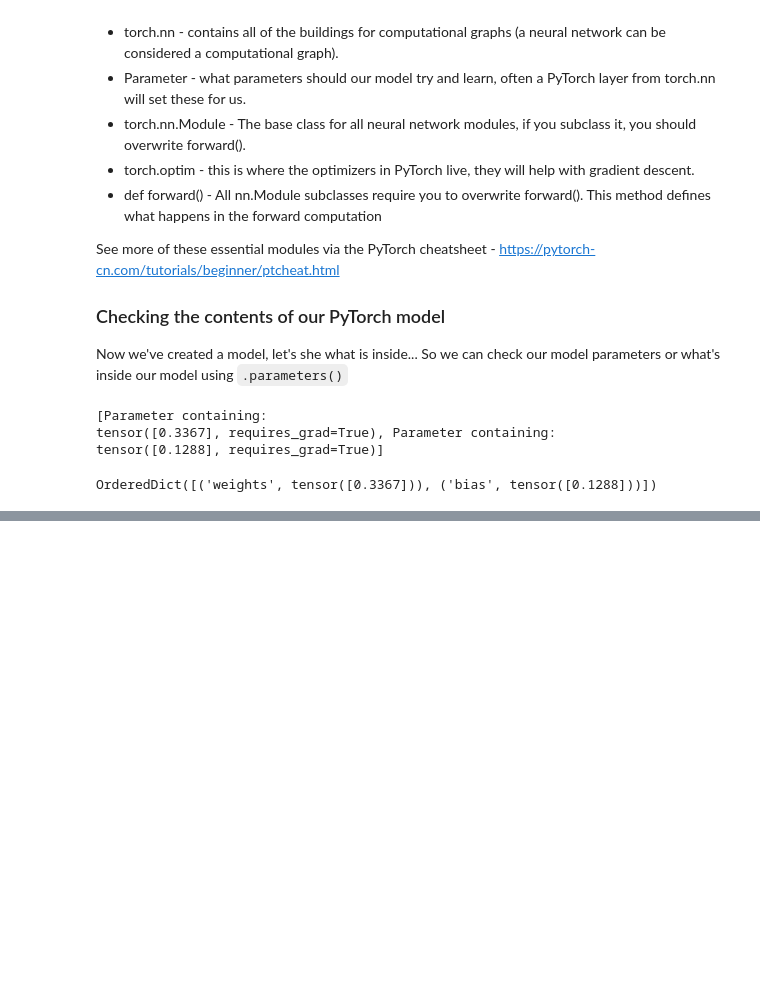
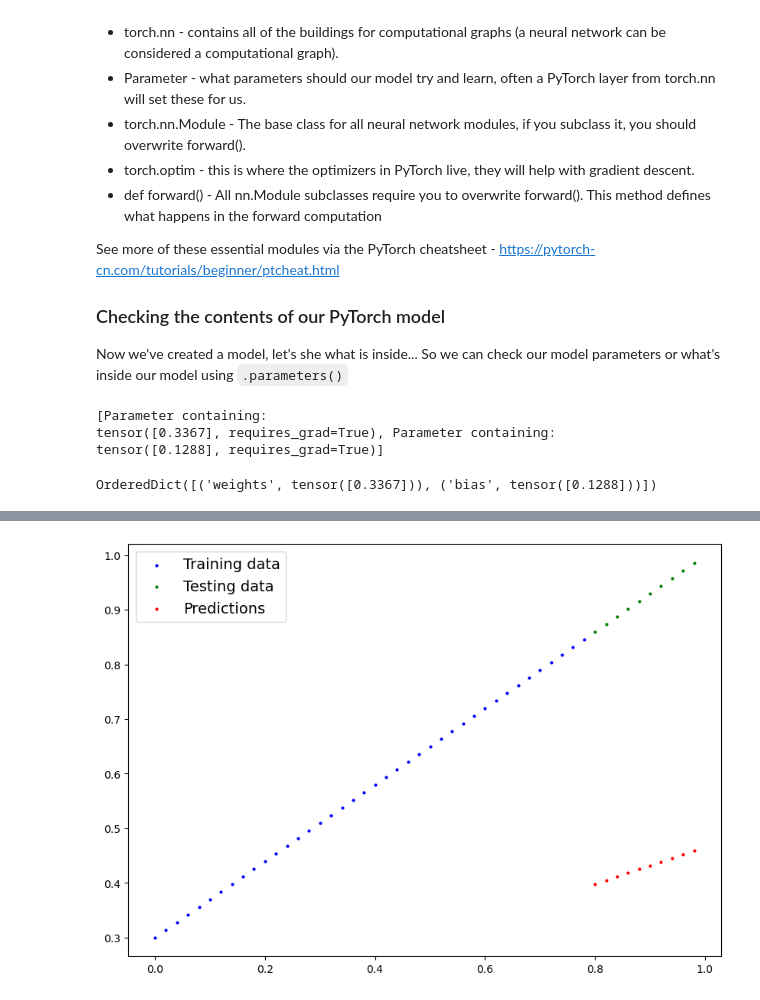
Before and after one commit to swanandisalive/PyTorch-tutorial, a Jupyter notebook: pytorch_workflow.ipynb, the cells around one changed output, grey strips where cells are left out. Drawn from its saved outputs; the diff is of its cells as text; code cells hidden in the pictures; blank space fills up the shorter version.

```diff
--- a/pytorch_workflow.ipynb
+++ b/pytorch_workflow.ipynb
@@ -159,0 +168,7 @@ OrderedDict([('weights', tensor([0.3367])), ('bias', tensor([0.1288]))])
+# %%
+# Make predictions with model
+with torch.inference_mode():
+    y_preds = model_0(X_test)
+
+print(y_preds)
+print(y_test)
@@ -159,0 +196,4 @@ OrderedDict([('weights', tensor([0.3367])), ('bias', tensor([0.1288]))])
+# %%
+plot_predictions(predictions=y_preds)
+# %% [output]
+[figure, added]
```
Also changed, not shown: parts of 5 cells of this notebook.
